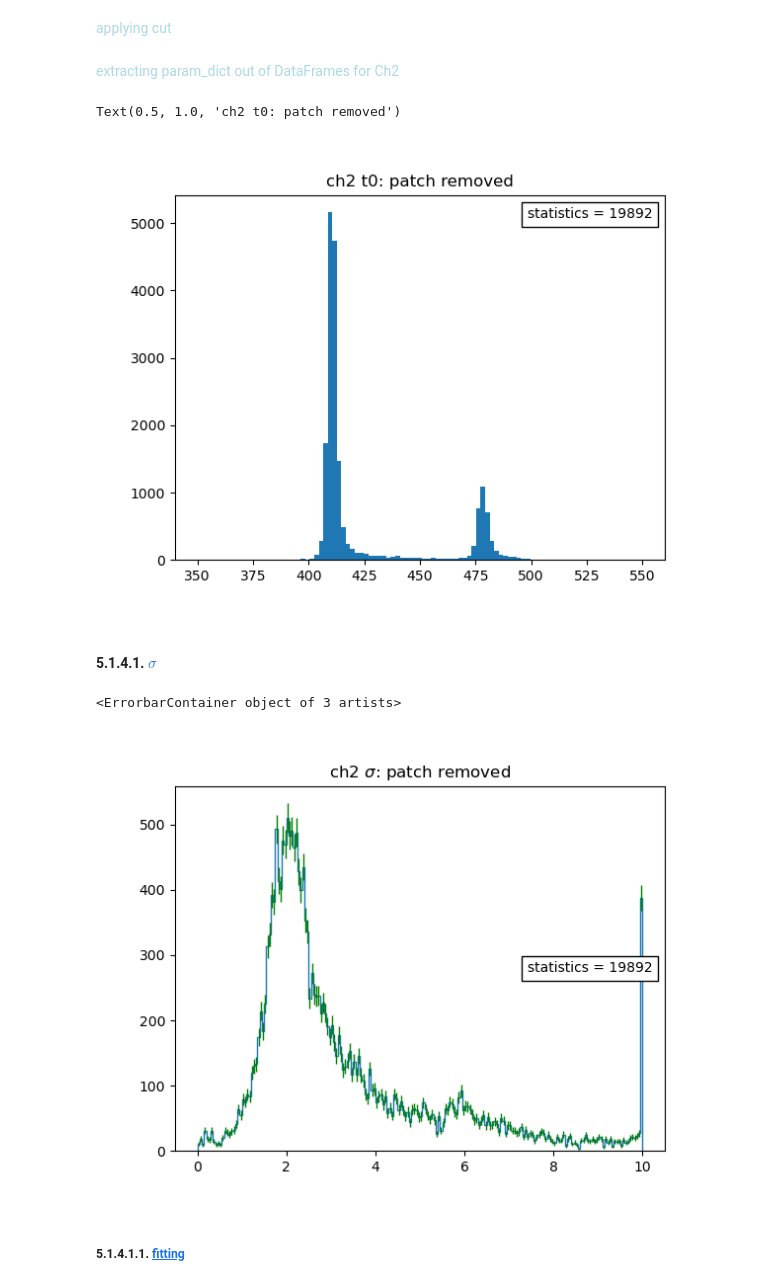
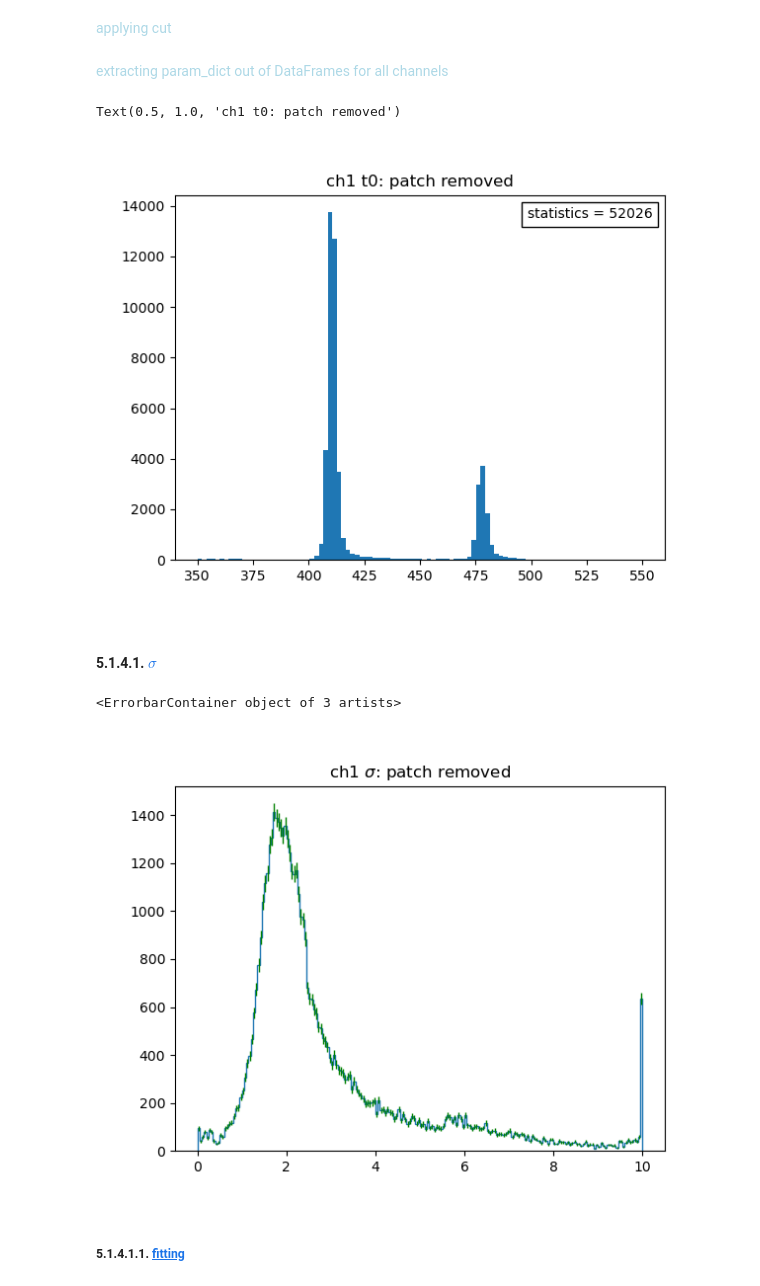
Before and after one commit to sarthchoudhary/ArGSet, a Jupyter notebook: notebooks/histogram_wf_param.ipynb, the cells around one changed output. Saved outputs shown, nothing was run; the diff lists cells and outputs as text; code cells hidden in the pictures.

```diff
--- a/notebooks/histogram_wf_param.ipynb
+++ b/notebooks/histogram_wf_param.ipynb
@@ -325,20 +331,20 @@ for fit_index in fit_catalogue['ch2'].index.values:
 # %% [markdown]
 <span style='color:lightblue'> applying cut </span>
 # %%
-fit_catalogue['ch2'] = fit_catalogue['ch2'].drop(index = internal_points)
+fit_catalogue[ch_x] = fit_catalogue[ch_x].drop(index = internal_points)
 # %% [markdown]
-<span style='color:lightblue'> extracting param_dict out of DataFrames for Ch2 </span>
+<span style='color:lightblue'> extracting param_dict out of DataFrames for all channels </span>
 # %%
 param_dict_cut = {}
-# for ch_x in ch_str_ls:
-for ch_x in ['ch2']: #ch_str_ls:
+for ch_index in ch_str_ls:
+# for ch_x in ['ch2']: #ch_str_ls:
     t0_ls = []
     sigma_ls = []
     tau_ls = []
     scale_ls = []
     fit_param_x = {}
-    for loop_index in fit_catalogue[ch_x].index.values:
-        loop_fit_param = fit_catalogue[ch_x].loc[loop_index]['fit_param']
+    for loop_index in fit_catalogue[ch_index].index.values:
+        loop_fit_param = fit_catalogue[ch_index].loc[loop_index]['fit_param']
         t0_ls.append(loop_fit_param[0])
         sigma_ls.append(loop_fit_param[1])
         tau_ls.append(loop_fit_param[2])
@@ -347,9 +353,12 @@ for ch_x in ['ch2']: #ch_str_ls:
     fit_param_x['sigma'] = sigma_ls
     fit_param_x['tau'] = tau_ls
     fit_param_x['scale'] = scale_ls
-    param_dict_cut[ch_x] = fit_param_x
+    param_dict_cut[ch_index] = fit_param_x
+# %%
+# selected_channel = input("enter channel number")
+ch_x = ch_str_ls[int(selected_channel)]
+# ch_x = 'ch2'
 # %%
-ch_x = 'ch2'
 plt.close(22)
 fig22, ax22 = plt.subplots()
 text_in_box = AnchoredText(f"statistics = {len(param_dict_cut[ch_x]['t0'])}", \
@@ -358,32 +367,32 @@ ax22.add_artist(text_in_box)
 ax22.hist(param_dict_cut[ch_x]['t0'], bins = np.linspace(350, 550, 100))
 ax22.set_title(f"{ch_x} t0: patch removed")
 # %% [output]
-Text(0.5, 1.0, 'ch2 t0: patch removed')
+Text(0.5, 1.0, 'ch1 t0: patch removed')
-[figure, old version]
+[figure, new version]
 # %% [markdown]
 #### 5.1.4.1. <a id='toc5_1_4_1_'></a>[$ \sigma$](#toc0_)
 # %%
-ch_x = 'ch2'
+# ch_x = 'ch2'
 plt.close(23)
 fig23, ax23 = plt.subplots()
 hist_content, hist_edges, _hist_obj= ax23.hist(param_dict_cut[ch_x]['sigma'], bins=200, histtype='step', label='sigma') #, bins= np.linspace(1.0, 6.0, 10))
-text_in_box = AnchoredText(f"statistics = {len(param_dict_cut[ch_x]['sigma'])}", \
-                                       loc='center right')
-ax23.add_artist(text_in_box)
+# text_in_box = AnchoredText(f"statistics = {len(param_dict_cut[ch_x]['sigma'])}", \
+                                    #    loc='lower right')
+# ax23.add_artist(text_in_box)
 ax23.set_title(f"{ch_x} $\\sigma$: patch removed")
 ## error bars
 hist_centers = []
 for i in range(hist_edges.shape[0]):
     center_variable = np.mean(hist_edges[i:i+2])
     hist_centers.append(center_variable)
 
 hist_centers = np.array(hist_centers)
 
 ax23.errorbar(hist_centers[:hist_content.shape[0]], hist_content, \
               yerr = np.sqrt(hist_content), elinewidth=1.0, linestyle='none', ecolor='green')
 # %% [output]
 <ErrorbarContainer object of 3 artists>
-[figure, old version]
+[figure, new version]
 # %% [markdown]
 ##### 5.1.4.1.1. <a id='toc5_1_4_1_1_'></a>[fitting](#toc0_)
 # %%
```
Also changed, not shown: parts of 65 cells of this notebook.
